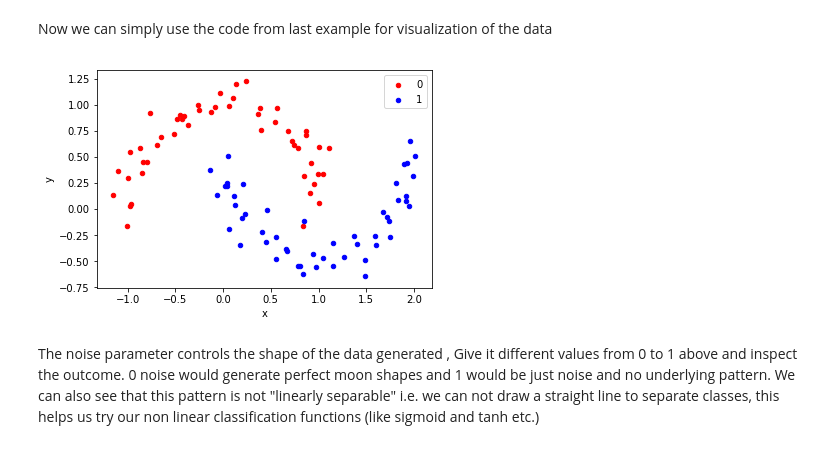
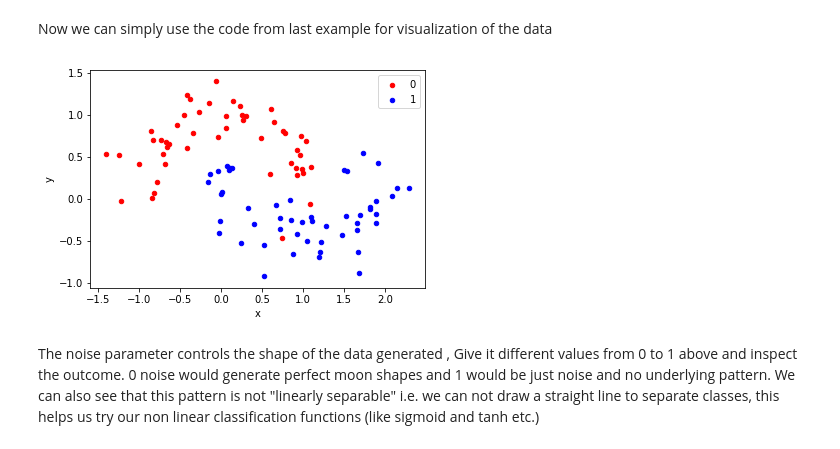
Before and after one commit to UpwardTrajectory/dsc-2-23-05-data-generation-process-code-along-seattle-ds-career-040119, a Jupyter notebook: index.ipynb, the cells around one changed output. Saved outputs shown, nothing was run; the diff lists cells and outputs as text; code cells hidden in the pictures.

```diff
--- a/index.ipynb
+++ b/index.ipynb
@@ -91,9 +91,9 @@ df.groupby('group')
 Now we can simply use the code from last example for visualization of the data
 # %%
 # Code here
-dra
+draw_data(coords, group)
 # %% [output]
-[figure, old version]
+[figure, new version]
 # %% [markdown]
 The noise parameter controls the shape of the data generated , Give it different values from 0 to 1 above and inspect the outcome. 0 noise would generate perfect moon shapes and 1 would be just noise and no underlying pattern. We can also see that this pattern is not "linearly separable" i.e. we can not draw a straight line to separate classes, this helps us try our non linear classification functions (like sigmoid and tanh etc.)
 # %% [markdown]
```
